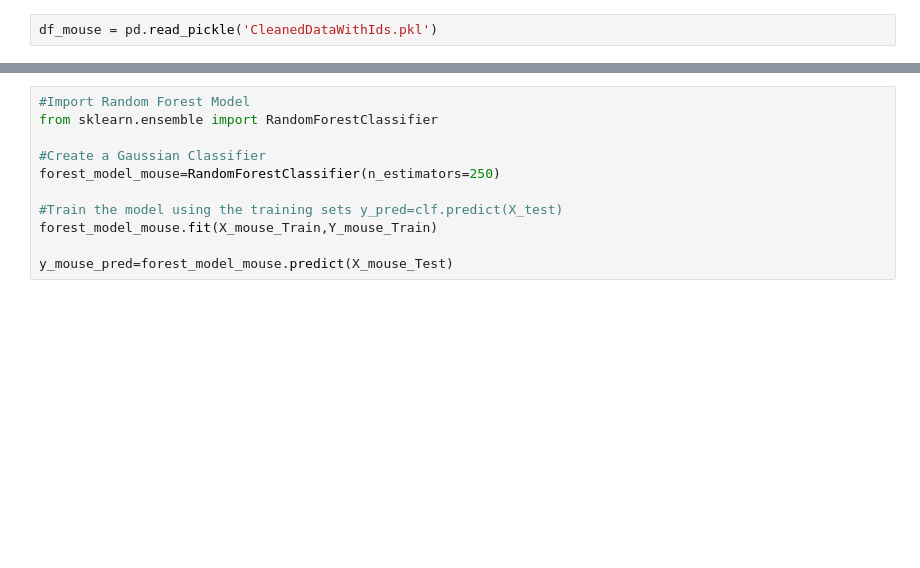
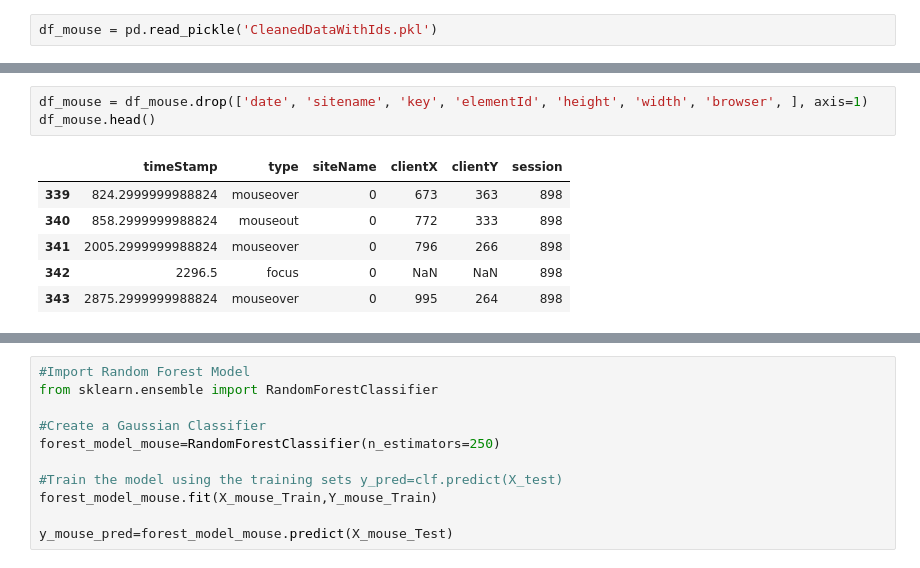
Before and after one commit to IngaGlotzbach/Master-AI, a Jupyter notebook: Model/modelTraining.ipynb, the cells around one changed output, grey strips where cells are left out. Saved outputs shown, nothing was run; the diff lists cells and outputs as text; blank space fills up the shorter version.

```diff
--- a/Model/modelTraining.ipynb
+++ b/Model/modelTraining.ipynb
@@ -701,0 +537,10 @@ hey.to_pickle('SortedByMouse.pkl')
+# %%
+df_mouse = df_mouse.drop(['date', 'sitename', 'key', 'elementId', 'height', 'width', 'browser', ], axis=1)
+df_mouse.head()
+# %% [output]
+|  | timeStamp | type | siteName | clientX | clientY | session |
+| 339 | 824.2999999988824 | mouseover | 0 | 673 | 363 | 898 |
+| 340 | 858.2999999988824 | mouseout | 0 | 772 | 333 | 898 |
+| 341 | 2005.2999999988824 | mouseover | 0 | 796 | 266 | 898 |
+| 342 | 2296.5 | focus | 0 | NaN | NaN | 898 |
+| 343 | 2875.2999999988824 | mouseover | 0 | 995 | 264 | 898 |
```
Also changed, not shown: parts of 12 cells of this notebook, 2 other files.
